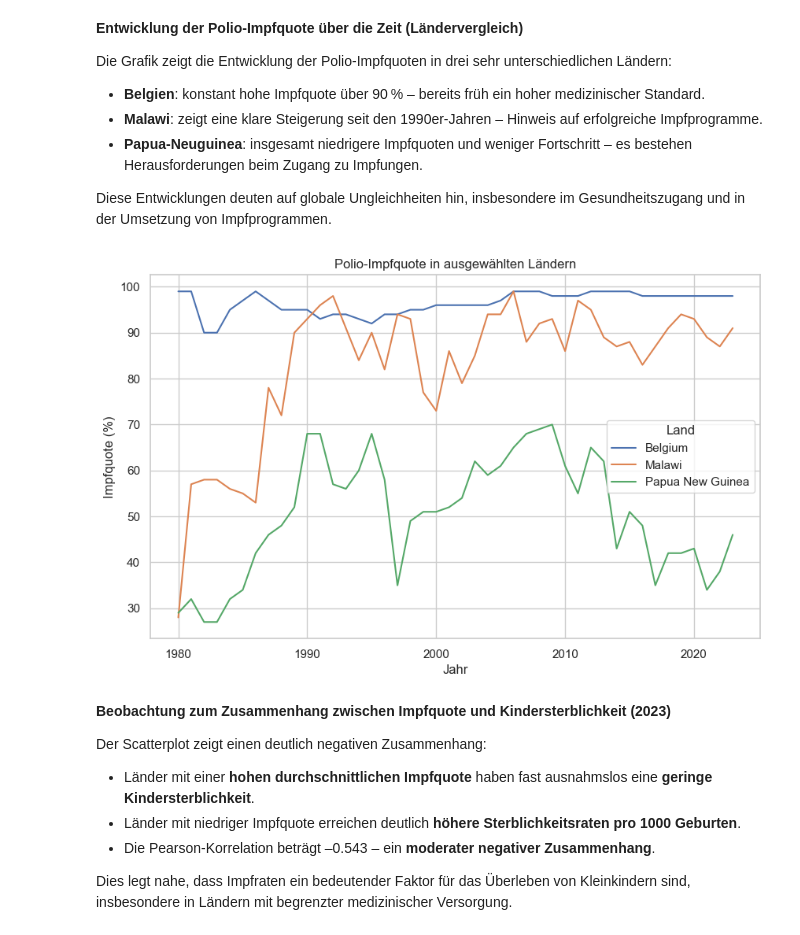
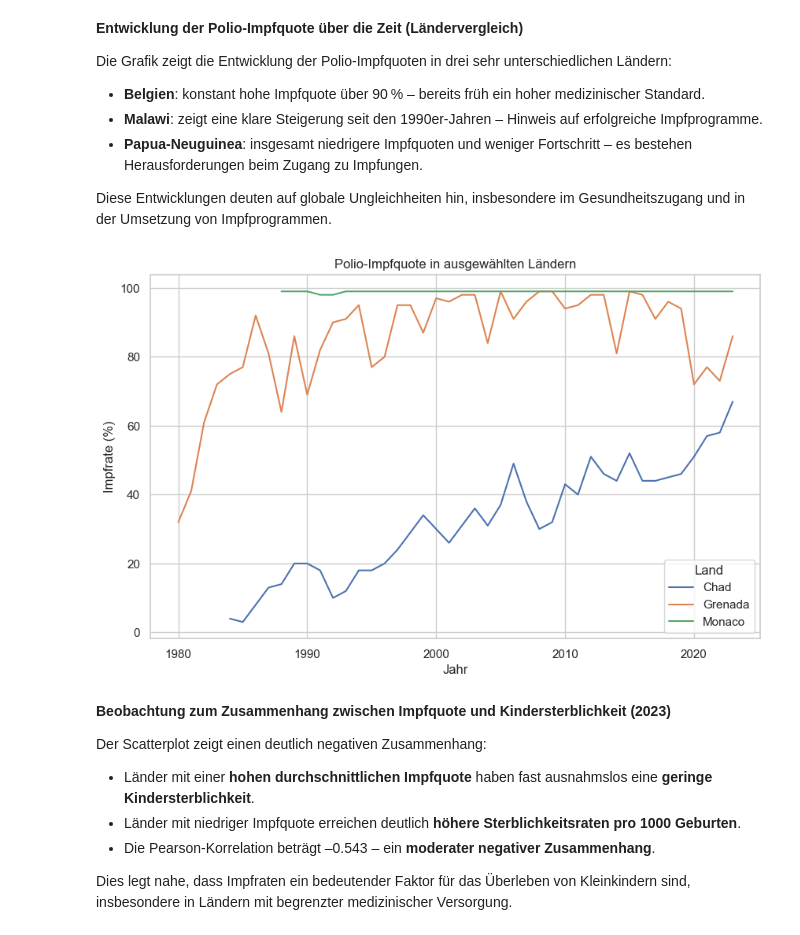
Before and after one commit to gandlea/LN-2-HS2025, a Jupyter notebook: Leistungsnachweis.ipynb, the cells around one changed output. Saved outputs shown, nothing was run; the diff lists cells and outputs as text; code cells hidden in the pictures.

```diff
--- a/Leistungsnachweis.ipynb
+++ b/Leistungsnachweis.ipynb
@@ -642,7 +650,7 @@ for jahr in sorted(rename_df["Year"].unique()):
 
 df_korr = pd.DataFrame({"Jahr": jahre, "Korrelation": korrelationen})
 # %%
-laender = ['Belgium', 'Malawi', 'Papua New Guinea']
+laender = ['Monaco', 'Chad', 'Grenada']
 df_plot = rename_df[rename_df['Entity'].isin(laender)]
 # %% [markdown]
 ### Visualisierung
@@ -659,14 +667,14 @@ Diese Entwicklungen deuten auf globale Ungleichheiten hin, insbesondere im Gesun
 # %%
 plt.figure(figsize=(10,6))
 sns.lineplot(data=df_plot, x="Year", y="Polio Vaccine Coverage", hue="Entity")
 plt.title("Polio-Impfquote in ausgewählten Ländern")
 plt.xlabel("Jahr")
-plt.ylabel("Impfquote (%)")
+plt.ylabel("Impfrate (%)")
 plt.legend(title="Land")
 plt.grid(True)
 plt.show()
 # %% [output]
-[figure, old version]
+[figure, new version]
 # %% [markdown]
 **Beobachtung zum Zusammenhang zwischen Impfquote und Kindersterblichkeit (2023)**
 
```
Also changed, not shown: parts of 6 cells of this notebook.
